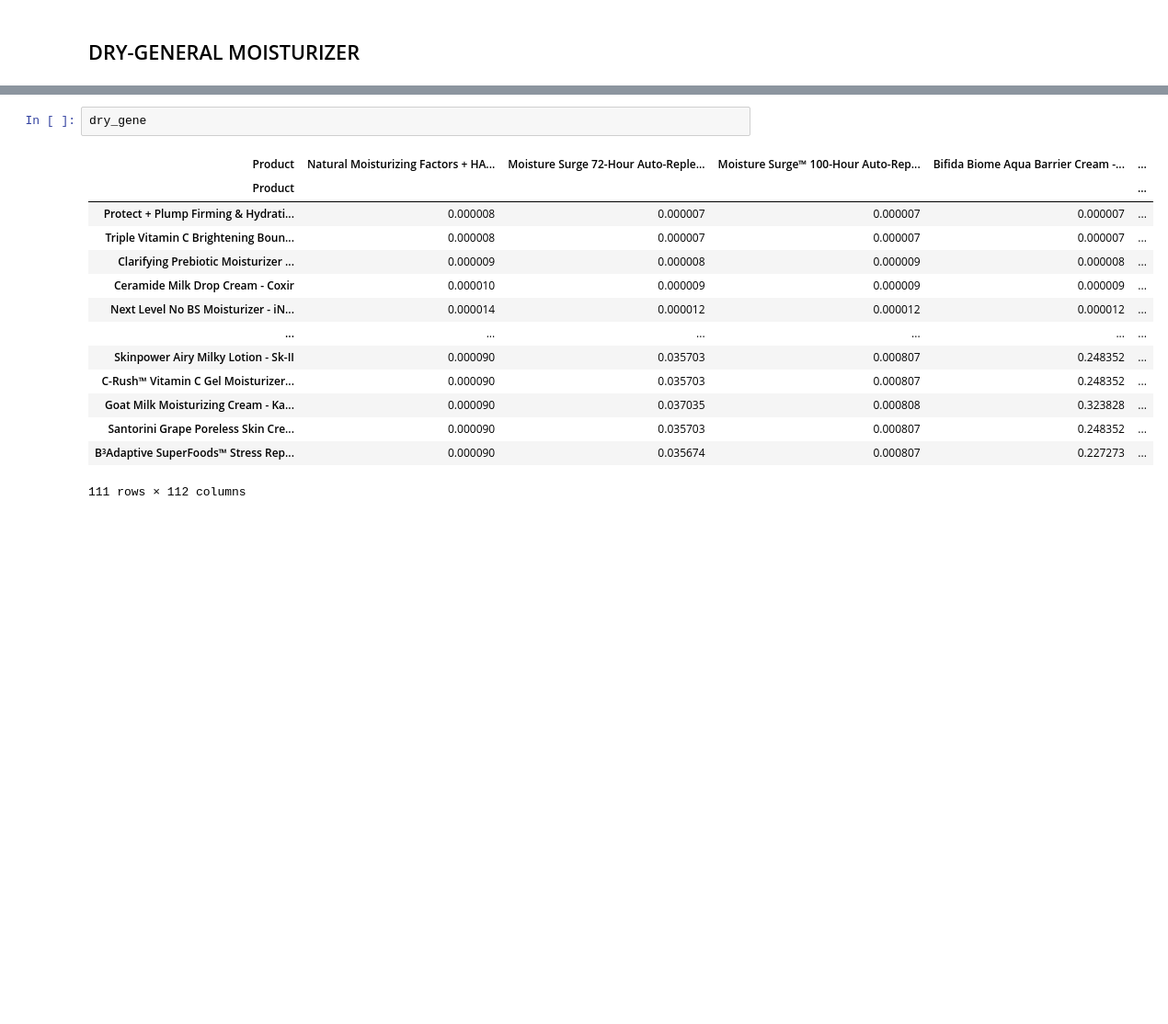
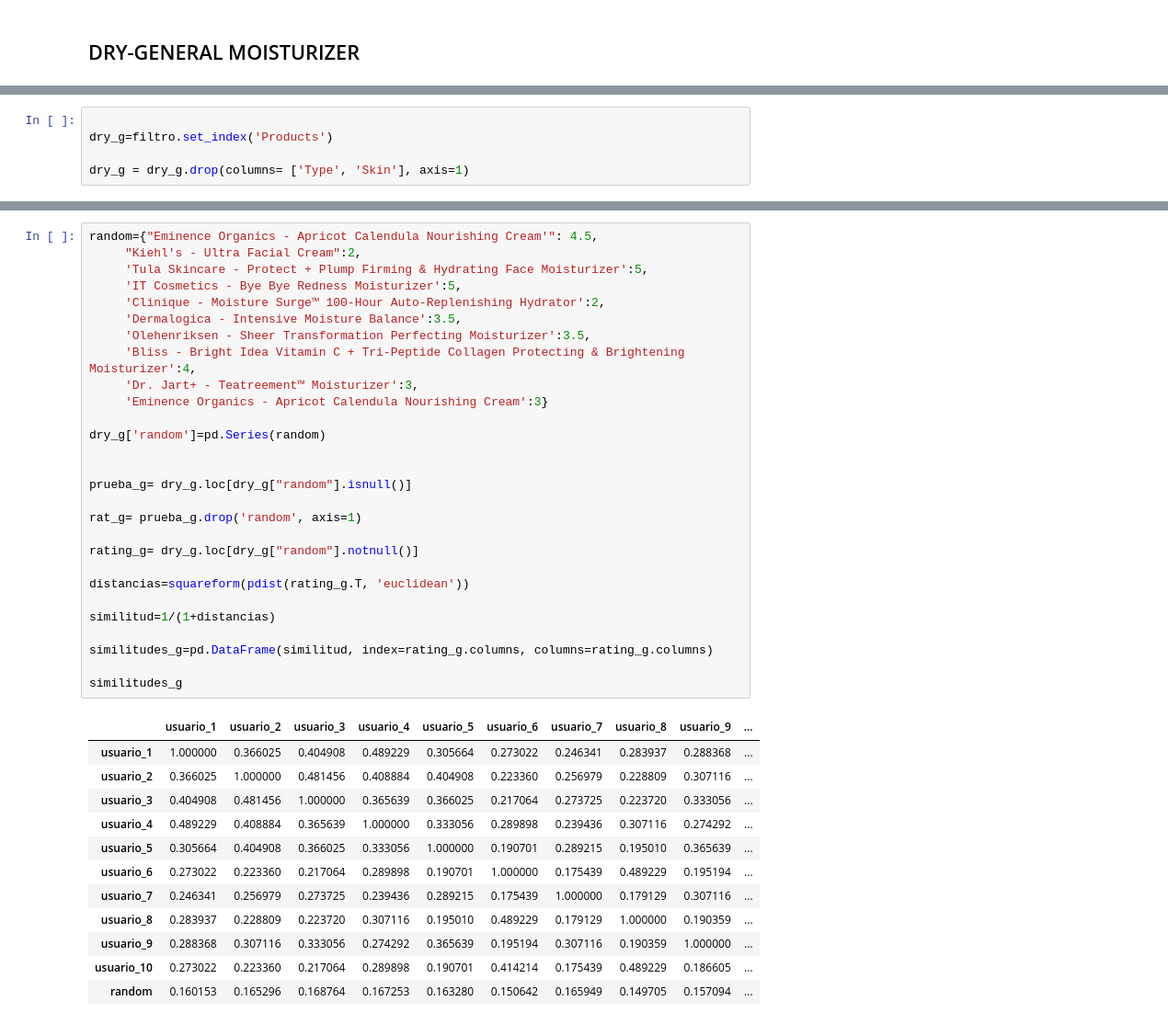
Before and after one commit to cristina-apostol/Skinbot-ML, a Jupyter notebook: Modelo recomendación.ipynb, the cells around one changed output, grey strips where cells are left out. Shown at 92% size. Cells and saved outputs as stored; diff of their text form; blank space fills up the shorter version.

```diff
--- a/Modelo recomendación.ipynb
+++ b/Modelo recomendación.ipynb
@@ -110,0 +134,5 @@ dry_gene= dry_gen.sort_values(by='total', ascending = False)
+# %%
+
+dry_g=filtro.set_index('Products')
+
+dry_g = dry_g.drop(columns= ['Type', 'Skin'], axis=1)
@@ -111,17 +156,41 @@ dry_gene= dry_gen.sort_values(by='total', ascending = False)
 # %%
-dry_gene
+random={"Eminence Organics - Apricot Calendula Nourishing Cream'": 4.5,
+     "Kiehl's - Ultra Facial Cream":2,
+     'Tula Skincare - Protect + Plump Firming & Hydrating Face Moisturizer':5,
+     'IT Cosmetics - Bye Bye Redness Moisturizer':5,
+     'Clinique - Moisture Surge™ 100-Hour Auto-Replenishing Hydrator':2,
+     'Dermalogica - Intensive Moisture Balance':3.5,
+     'Olehenriksen - Sheer Transformation Perfecting Moisturizer':3.5,
+     'Bliss - Bright Idea Vitamin C + Tri-Peptide Collagen Protecting & Brightening Moisturizer':4,
+     'Dr. Jart+ - Teatreement™ Moisturizer':3,
+     'Eminence Organics - Apricot Calendula Nourishing Cream':3}
+
+dry_g['random']=pd.Series(random)
+
+
+prueba_g= dry_g.loc[dry_g["random"].isnull()]
+
+rat_g= prueba_g.drop('random', axis=1)
+
+rating_g= dry_g.loc[dry_g["random"].notnull()]
+
+distancias=squareform(pdist(rating_g.T, 'euclidean'))
+
+similitud=1/(1+distancias)
+
+similitudes_g=pd.DataFrame(similitud, index=rating_g.columns, columns=rating_g.columns)
+
+similitudes_g
 # %% [output]
-| Product | Natural Moisturizing Factors + HA... | Moisture Surge 72-Hour Auto-Reple... | Moisture Surge™ 100-Hour Auto-Rep... | Bifida Biome Aqua Barrier Cream -... | ... |
-| Product |  |  |  |  | ... |
-| Protect + Plump Firming & Hydrati... | 0.000008 | 0.000007 | 0.000007 | 0.000007 | ... |
-| Triple Vitamin C Brightening Boun... | 0.000008 | 0.000007 | 0.000007 | 0.000007 | ... |
-| Clarifying Prebiotic Moisturizer ... | 0.000009 | 0.000008 | 0.000009 | 0.000008 | ... |
-| Ceramide Milk Drop Cream - Coxir | 0.000010 | 0.000009 | 0.000009 | 0.000009 | ... |
-| Next Level No BS Moisturizer - iN... | 0.000014 | 0.000012 | 0.000012 | 0.000012 | ... |
-| ... | ... | ... | ... | ... | ... |
-| Skinpower Airy Milky Lotion - Sk-II | 0.000090 | 0.035703 | 0.000807 | 0.248352 | ... |
-| C-Rush™ Vitamin C Gel Moisturizer... | 0.000090 | 0.035703 | 0.000807 | 0.248352 | ... |
-| Goat Milk Moisturizing Cream - Ka... | 0.000090 | 0.037035 | 0.000808 | 0.323828 | ... |
-| Santorini Grape Poreless Skin Cre... | 0.000090 | 0.035703 | 0.000807 | 0.248352 | ... |
-| B³Adaptive SuperFoods™ Stress Rep... | 0.000090 | 0.035674 | 0.000807 | 0.227273 | ... |
+|  | usuario_1 | usuario_2 | usuario_3 | usuario_4 | usuario_5 | usuario_6 | usuario_7 | usuario_8 | usuario_9 | ... |
+| usuario_1 | 1.000000 | 0.366025 | 0.404908 | 0.489229 | 0.305664 | 0.273022 | 0.246341 | 0.283937 | 0.288368 | ... |
+| usuario_2 | 0.366025 | 1.000000 | 0.481456 | 0.408884 | 0.404908 | 0.223360 | 0.256979 | 0.228809 | 0.307116 | ... |
+| usuario_3 | 0.404908 | 0.481456 | 1.000000 | 0.365639 | 0.366025 | 0.217064 | 0.273725 | 0.223720 | 0.333056 | ... |
+| usuario_4 | 0.489229 | 0.408884 | 0.365639 | 1.000000 | 0.333056 | 0.289898 | 0.239436 | 0.307116 | 0.274292 | ... |
+| usuario_5 | 0.305664 | 0.404908 | 0.366025 | 0.333056 | 1.000000 | 0.190701 | 0.289215 | 0.195010 | 0.365639 | ... |
+| usuario_6 | 0.273022 | 0.223360 | 0.217064 | 0.289898 | 0.190701 | 1.000000 | 0.175439 | 0.489229 | 0.195194 | ... |
+| usuario_7 | 0.246341 | 0.256979 | 0.273725 | 0.239436 | 0.289215 | 0.175439 | 1.000000 | 0.179129 | 0.307116 | ... |
+| usuario_8 | 0.283937 | 0.228809 | 0.223720 | 0.307116 | 0.195010 | 0.489229 | 0.179129 | 1.000000 | 0.190359 | ... |
+| usuario_9 | 0.288368 | 0.307116 | 0.333056 | 0.274292 | 0.365639 | 0.195194 | 0.307116 | 0.190359 | 1.000000 | ... |
+| usuario_10 | 0.273022 | 0.223360 | 0.217064 | 0.289898 | 0.190701 | 0.414214 | 0.175439 | 0.489229 | 0.186605 | ... |
+| random | 0.160153 | 0.165296 | 0.168764 | 0.167253 | 0.163280 | 0.150642 | 0.165949 | 0.149705 | 0.157094 | ... |
-111 rows × 112 columns
```
Also changed, not shown: parts of 65 cells of this notebook, 2 other files.
